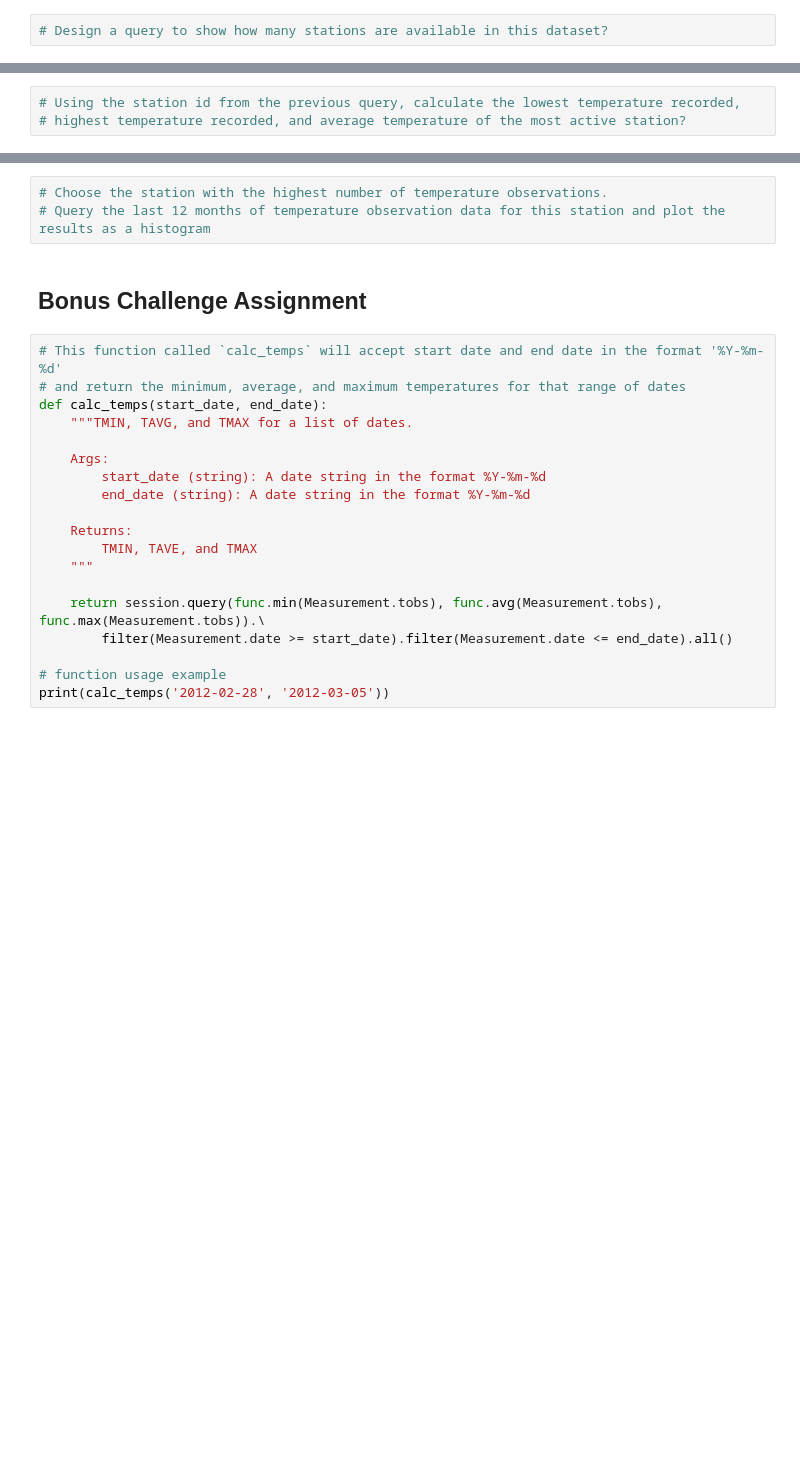
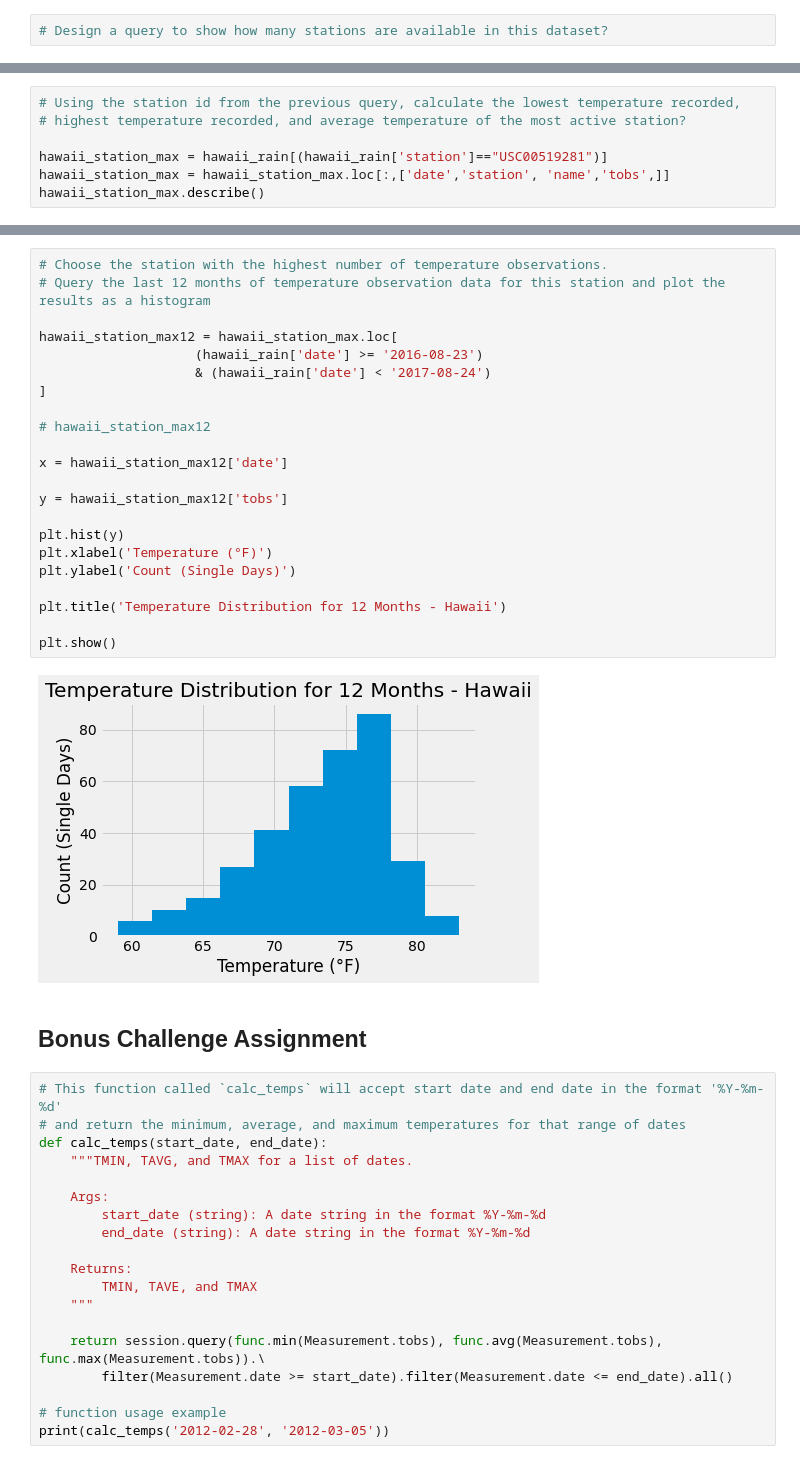
Before and after one commit to cyrilrb/sqlalchemy-challenge, a Jupyter notebook: climate_starter (CB).ipynb, the cells around one changed output, grey strips where cells are left out. Drawn from its saved outputs; the diff is of its cells as text; blank space fills up the shorter version.

```diff
--- a/climate_starter (CB).ipynb
+++ b/climate_starter (CB).ipynb
@@ -410,3 +353,7 @@ age_df
 # %%
 # Using the station id from the previous query, calculate the lowest temperature recorded,
 # highest temperature recorded, and average temperature of the most active station?
+
+hawaii_station_max = hawaii_rain[(hawaii_rain['station']=="USC00519281")]
+hawaii_station_max = hawaii_station_max.loc[:,['date','station', 'name','tobs',]]
+hawaii_station_max.describe()
@@ -413,6 +370,27 @@ age_df
 # %%
 # Choose the station with the highest number of temperature observations.
 # Query the last 12 months of temperature observation data for this station and plot the results as a histogram
+
+hawaii_station_max12 = hawaii_station_max.loc[
+                    (hawaii_rain['date'] >= '2016-08-23')
+                    & (hawaii_rain['date'] < '2017-08-24')
+]
+
+# hawaii_station_max12
+
+x = hawaii_station_max12['date']
+
+y = hawaii_station_max12['tobs']
+
+plt.hist(y)
+plt.xlabel('Temperature (°F)')
+plt.ylabel('Count (Single Days)')
+
+plt.title('Temperature Distribution for 12 Months - Hawaii')
+
+plt.show()
+# %% [output]
+[figure, added]
 # %% [markdown]
 ## Bonus Challenge Assignment
 # %%
```
Also changed, not shown: parts of 6 cells of this notebook.
